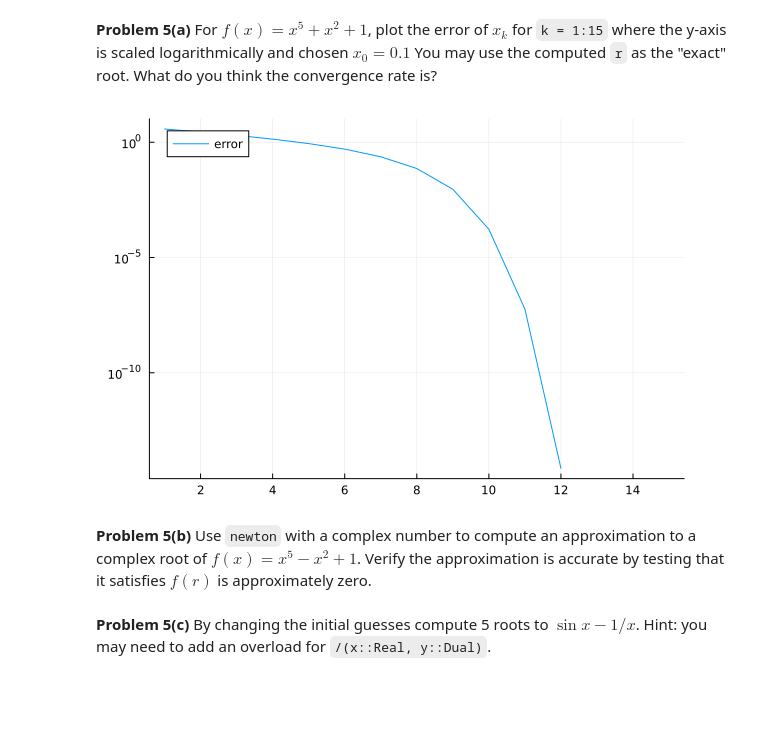
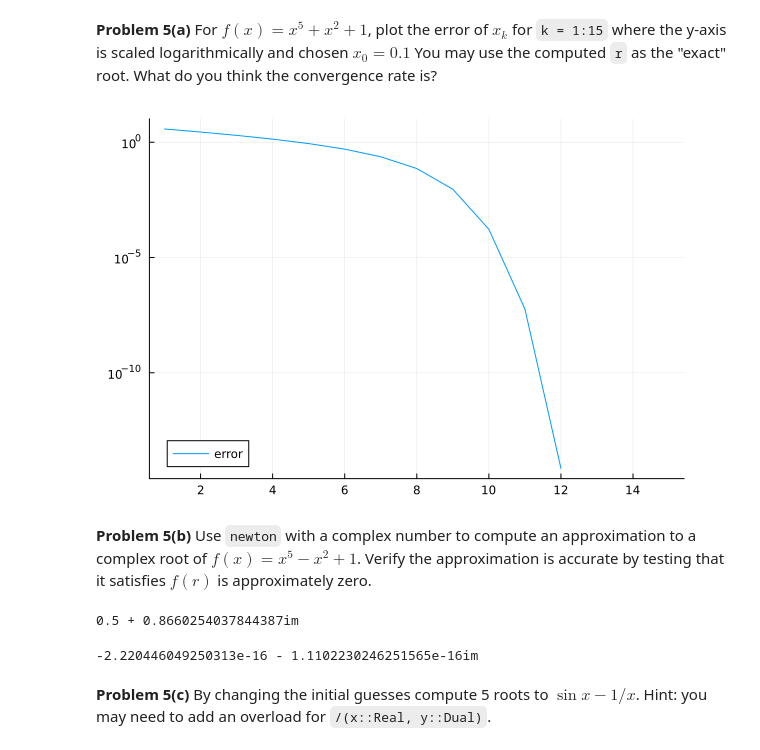
Before and after one commit to lovelife383/MATH50003NumericalAnalysis, a Jupyter notebook: labs/lab2.ipynb, the cells around one changed output. Cells and saved outputs as stored; diff of their text form; code cells hidden in the pictures; blank space fills up the shorter version.

```diff
--- a/labs/lab2.ipynb
+++ b/labs/lab2.ipynb
@@ -544,9 +544,9 @@ y-axis is scaled logarithmically and chosen $x_0 = 0.1$ You may
 use the computed `r` as the "exact" root. What do you think the convergence rate is?
 # %%
 errors = [nanabs(newton(f, 0.1, k) - r) for k = 1:15]
-plot(1:15, errors; yscale=:log10, label="error")
+plot(1:15, errors; yscale=:log10, label="error", legend=:bottomleft)
 # %% [output]
-[figure, old version]
+[figure, new version]
 # %% [markdown]
 **Problem 5(b)** Use `newton` with a complex number to compute
 an approximation to a complex root of $f(x) = x^5 - x^2 + 1$.
@@ -557,3 +555,10 @@ is approximately zero.
+# %%
+complexroot = newton(f, 0.1 + 0.1im, 100)
+print(complexroot)
+f(complexroot)
+# %% [output]
+0.5 + 0.8660254037844387im
+-2.220446049250313e-16 - 1.1102230246251565e-16im
 # %% [markdown]
 **Problem 5(c)** By changing the initial guesses compute 5 roots to
 $\sin x - 1/x$. Hint: you may need to add an overload for `/(x::Real, y::Dual)`.
```
Also changed, not shown: parts of 5 cells of this notebook.
